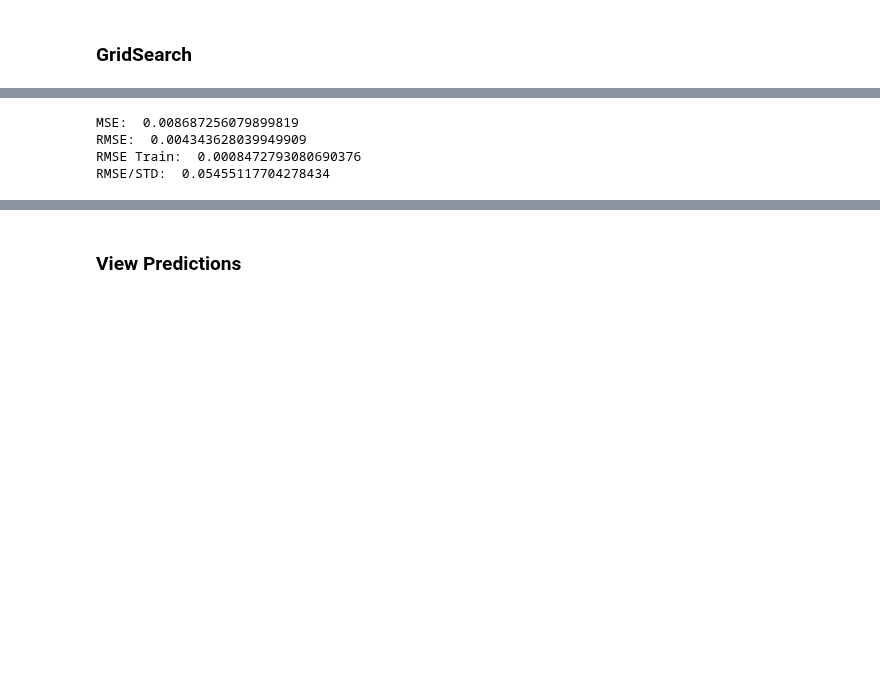
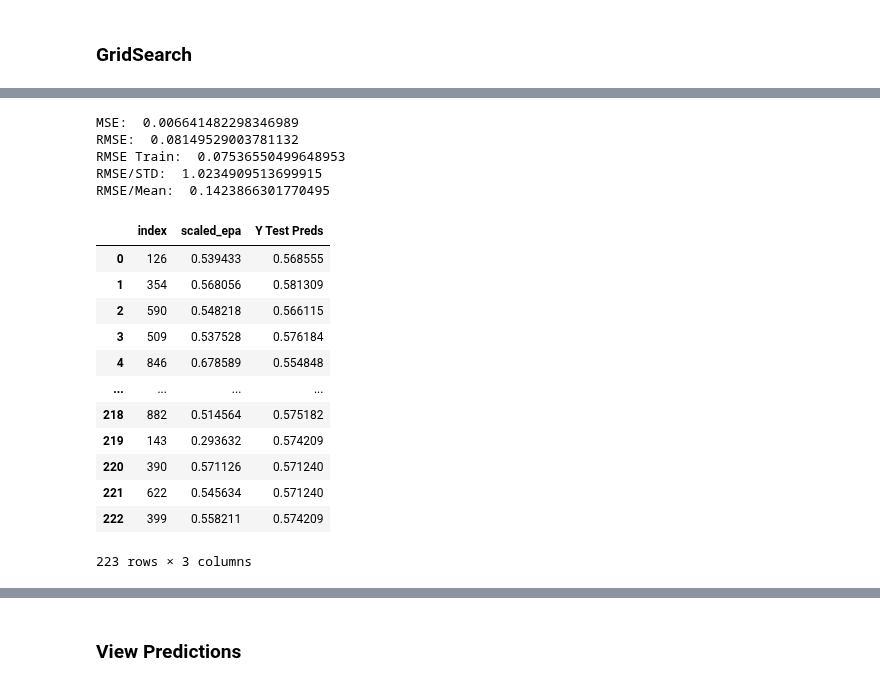
Before and after one commit to dsmoove/pigskinplaycaller, a Jupyter notebook: code.ipynb, the cells around one changed output, grey strips where cells are left out. Saved outputs shown, nothing was run; the diff lists cells and outputs as text; code cells hidden in the pictures; blank space fills up the shorter version.

```diff
--- a/code.ipynb
+++ b/code.ipynb
@@ -836,6 +991,6 @@ print("\n The best parameters across ALL searched params:\n",grid_GBR.best_param
 # %%
 # Re-run GBR with New Params
-gbr = GradientBoostingRegressor(learning_rate= 0.5, max_depth= None, max_features= 13, n_estimators= 1)
+gbr = GradientBoostingRegressor(learning_rate= 0.5, max_depth= 3, max_features= 14, n_estimators= 2)
 
 # Fit to Training Data
 gbr.fit(X_train, y_train)
@@ -850,11 +1005,32 @@ y_train_pred = gbr.predict(X_train)
 mse_train = mean_squared_error(y_train,y_train_pred)
 mse = mean_squared_error(y_test,y_pred)
 print("MSE: ", mse)
-print("RMSE: ", mse*(1/2.0))
-print("RMSE Train: ", mse_train*(1/2.0))
-print("RMSE/STD: ", mse*(1/2.0)/y.std())
+print("RMSE: ", mse**(1/2.0))
+print("RMSE Train: ", mse_train**(1/2.0))
+print("RMSE/STD: ", mse**(1/2.0)/y.std())
+print("RMSE/Mean: ", mse**(1/2.0)/y.mean())
 # %% [output]
-MSE:  0.008687256079899819
-RMSE:  0.004343628039949909
-RMSE Train:  0.0008472793080690376
-RMSE/STD:  0.05455117704278434
+MSE:  0.006641482298346989
+RMSE:  0.08149529003781132
+RMSE Train:  0.07536550499648953
+RMSE/STD:  1.0234909513699915
+RMSE/Mean:  0.1423866301770495
+# %%
+# Merge Predictions with Actuals
+reset = y_test.reset_index()
+df_preds = pd.concat([reset,pd.Series(y_pred)],axis=1).rename(columns={0:'Y Test Preds'})
+df_preds
+# %% [output]
+|  | index | scaled_epa | Y Test Preds |
+| 0 | 126 | 0.539433 | 0.568555 |
+| 1 | 354 | 0.568056 | 0.581309 |
+| 2 | 590 | 0.548218 | 0.566115 |
+| 3 | 509 | 0.537528 | 0.576184 |
+| 4 | 846 | 0.678589 | 0.554848 |
+| ... | ... | ... | ... |
+| 218 | 882 | 0.514564 | 0.575182 |
+| 219 | 143 | 0.293632 | 0.574209 |
+| 220 | 390 | 0.571126 | 0.571240 |
+| 221 | 622 | 0.545634 | 0.571240 |
+| 222 | 399 | 0.558211 | 0.574209 |
+223 rows × 3 columns
```
Also changed, not shown: parts of 82 cells of this notebook, 2 other files.
